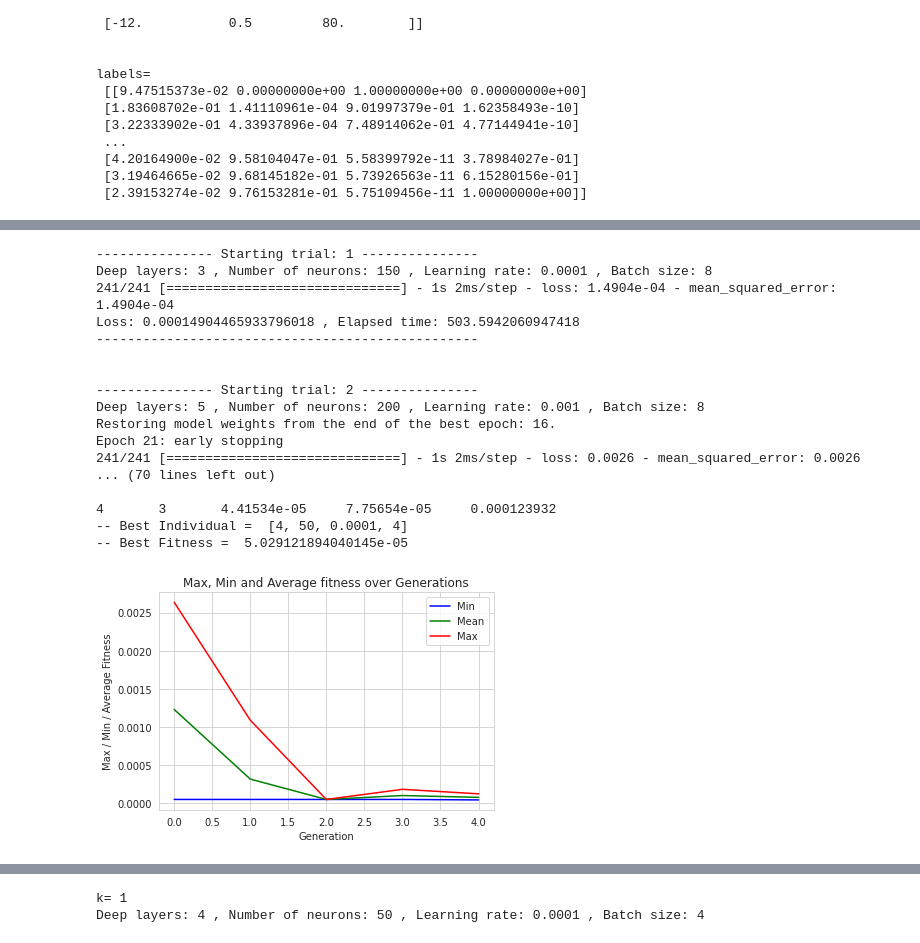
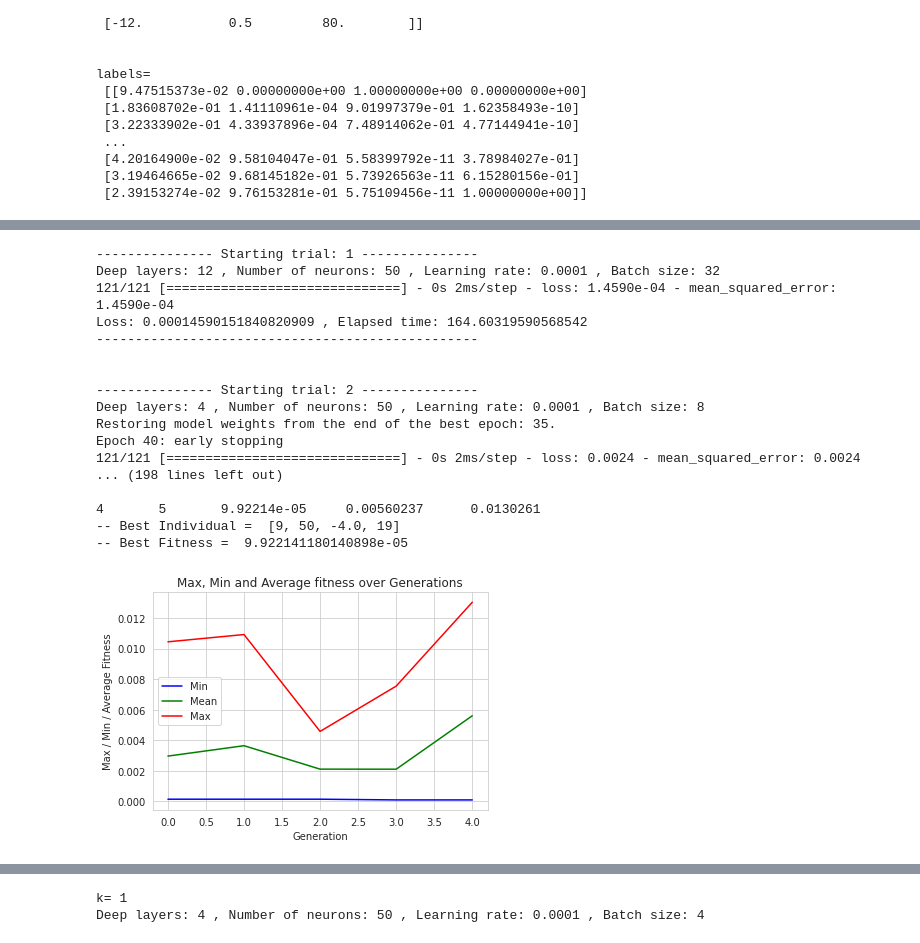
Before and after one commit to igomezv/neurapprox, a Jupyter notebook: genetic_hyp_ecs-diff.ipynb, the cells around one changed output, grey strips where cells are left out. Cells and saved outputs as stored; diff of their text form; code cells hidden in the pictures.

```diff
--- a/genetic_hyp_ecs-diff.ipynb
+++ b/genetic_hyp_ecs-diff.ipynb
@@ -138,10 +143,10 @@ labels=
 split_size = 0.5
 X_train, Y_train, X_test, Y_test = split(X0, Y2, split_size)
 # %%
-SC_DEEP       = np.arange(2, 5+1, 1, dtype=int)                        # Number of deep layers (4)
-SC_NUM_UNITS  = np.array([50, 100, 150, 200], dtype=int)         # Number of fully conected neurons (3)
-SC_LEARNING   = np.logspace(-5,-3, endpoint=True, num=3)                      # Learning rates (3)
-SC_BATCH      = np.arange(4,8+1,4, dtype=int)                                # Batch sizes (2)
+SC_DEEP       = np.array([2, 4, 6, 8, 10, 12], dtype=int)      # Number of deep layers (4)
+SC_NUM_UNITS  = np.array([10, 50, 100, 150], dtype=int)         # Number of  neurons (3)
+SC_LEARNING   = np.array([-4,-3], dtype=float)                 # Learning rates (3)
+SC_BATCH      = np.array([4, 8, 16, 32], dtype=int)                         # Batch sizes (2)
 # SC_ACTIVATION = [f1, f2, f3, f4]                 # Activation function layers (2)
 
 BOUNDS = [SC_DEEP,SC_NUM_UNITS,SC_LEARNING,SC_BATCH]
@@ -150,7 +155,7 @@ for i in range(len(BOUNDS)):
     DOWN.append(BOUNDS[i][0])
     UP.append(BOUNDS[i][-1])
 
-DIMS = 4              # boundaries for all dimensions
+DIMS = len(BOUNDS)             # boundaries for all dimensions
 
 my_callbacks = [tf.keras.callbacks.EarlyStopping(
                                monitor='val_loss', mode='min',
@@ -159,8 +164,6 @@ my_callbacks = [tf.keras.callbacks.EarlyStopping(
                                verbose=1,
                             #    baseline=0,
                                restore_best_weights=1)
-#                 keras.callbacks.TensorBoard(
-#                                log_dir='./logs'),
 #                 keras.callbacks.ReduceLROnPlateau(
 #                                monitor='val_loss', factor=0.5,
 #                                patience=6, min_lr=0,
@@ -184,7 +187,7 @@ def train_evaluate(ga_individual_solution):
     # Decode GA solution to integer for window_size and num_units
     deep_layers   = int(ga_individual_solution[0])
     num_units     = int(ga_individual_solution[1])
-    learning_rate = ga_individual_solution[2]
+    learning_rate = 10**(ga_individual_solution[2])
     batch_size    = int(ga_individual_solution[3])
 # #     activation_f  = BitArray(ga_individual_solution[4])   # (2)   Solo se consideran las 2 primeras
 
@@ -290,10 +293,10 @@ import math
 def geneticAlgorithm_with_elitism(population_size, max_generations, gene_length, k):
 
     # Genetic Algorithm constants:
-    P_CROSSOVER = 0.9        # probability for crossover
-    P_MUTATION = 0.3         # probability for mutating an individual
+    P_CROSSOVER = 0.5        # probability for crossover
+    P_MUTATION = 0.9         # probability for mutating an individual
     HALL_OF_FAME_SIZE = 1    # Best individuals that pass to the other generation
-    CROWDING_FACTOR = 20.0   # crowding factor for crossover and mutation
+    CROWDING_FACTOR = 2.0   # crowding factor for crossover and mutation
 
     # set the random seed:
     toolbox = base.Toolbox()
@@ -322,9 +325,9 @@ def geneticAlgorithm_with_elitism(population_size, max_generations, gene_length,
     # genetic operators:
     toolbox.register('evaluate', train_evaluate)
     toolbox.register('select', tools.selTournament, tournsize = 2)
-    # toolbox.register('mutate', tools.mutFlipBit, indpb = 0.11)
-    toolbox.register("mutate", tools.mutPolynomialBounded, low=DOWN, up=UP, eta=CROWDING_FACTOR, indpb=1.0/DIMS)
+    toolbox.register("mutate", tools.mutUniformInt, low=DOWN, up=UP, indpb=1.2/DIMS)
     toolbox.register("mate", tools.cxSimulatedBinaryBounded, low=DOWN, up=UP, eta=CROWDING_FACTOR)
+    # toolbox.register("mutate", tools.mutPolynomialBounded, low=DOWN, up=UP, eta=CROWDING_FACTOR, indpb=1.0/DIMS)
     # toolbox.register('mate', tools.cxUniform, indpb = 0.5)
 
     # create initial population (generation 0):
@@ -364,34 +367,34 @@ def geneticAlgorithm_with_elitism(population_size, max_generations, gene_length,
     best_population = tools.selBest(population,k = k)
     return best_population
 # %%
-population_size = 4   # max of individuals per generation
-max_generations = 4   # number of generations
+population_size = 7   # max of individuals per generation
+max_generations = 5   # number of generations
 gene_length = 4       # lenght of the gene, depends on how many hyperparameters are tested
 
 k = 1;                # num. of finalist individuals
 
 if __name__ == "__main__":
     t = time.time();
     datos = [];
     ss = [i for i in range(1,population_size*(max_generations+1))]
     best_population = geneticAlgorithm_with_elitism(population_size, max_generations, gene_length, k)
     print("Total elapsed time:", (time.time()-t)/60, "minutes")
 # %% [output]
 --------------- Starting trial: 1 ---------------
-Deep layers: 3 , Number of neurons: 150 , Learning rate: 0.0001 , Batch size: 8
-241/241 [==============================] - 1s 2ms/step - loss: 1.4904e-04 - mean_squared_error: 1.4904e-04
-Loss: 0.00014904465933796018 , Elapsed time: 503.5942060947418
+Deep layers: 12 , Number of neurons: 50 , Learning rate: 0.0001 , Batch size: 32
+121/121 [==============================] - 0s 2ms/step - loss: 1.4590e-04 - mean_squared_error: 1.4590e-04
+Loss: 0.00014590151840820909 , Elapsed time: 164.60319590568542
 -------------------------------------------------
 
 
 --------------- Starting trial: 2 ---------------
-Deep layers: 5 , Number of neurons: 200 , Learning rate: 0.001 , Batch size: 8
-Restoring model weights from the end of the best epoch: 16.
-Epoch 21: early stopping
-241/241 [==============================] - 1s 2ms/step - loss: 0.0026 - mean_squared_error: 0.0026
-... (70 lines left out)
+Deep layers: 4 , Number of neurons: 50 , Learning rate: 0.0001 , Batch size: 8
+Restoring model weights from the end of the best epoch: 35.
+Epoch 40: early stopping
+121/121 [==============================] - 0s 2ms/step - loss: 0.0024 - mean_squared_error: 0.0024
+... (198 lines left out)
 
-4       3       4.41534e-05     7.75654e-05     0.000123932
--- Best Individual =  [4, 50, 0.0001, 4]
--- Best Fitness =  5.029121894040145e-05
+4       5       9.92214e-05     0.00560237      0.0130261
+-- Best Individual =  [9, 50, -4.0, 19]
+-- Best Fitness =  9.922141180140898e-05
-[figure, old version]
+[figure, new version]
```
Also changed, not shown: parts of 4 cells of this notebook.
